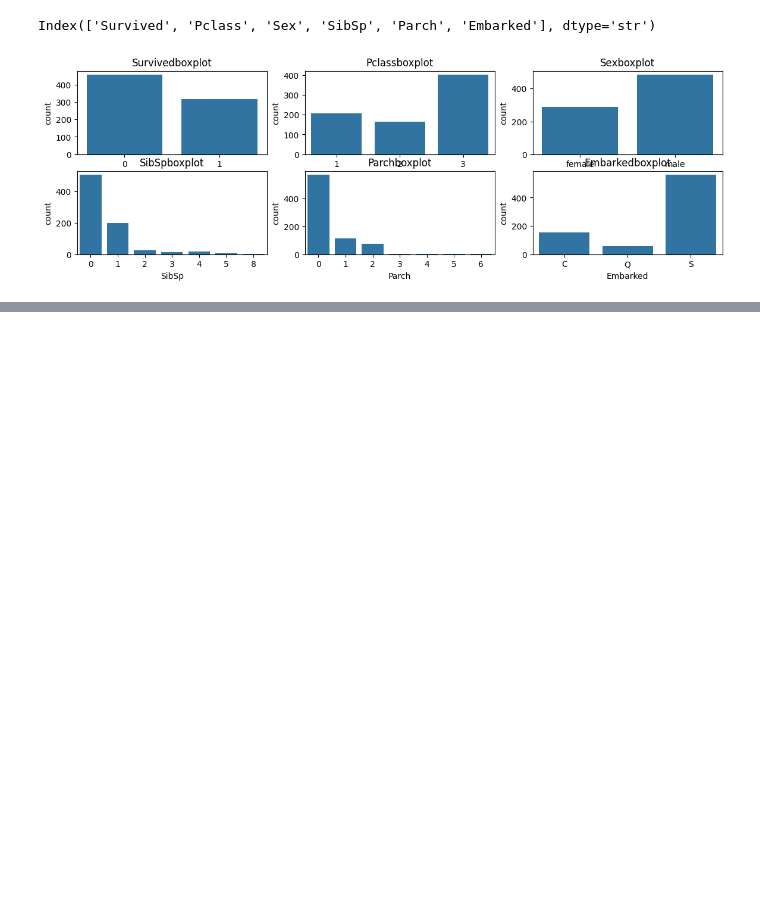
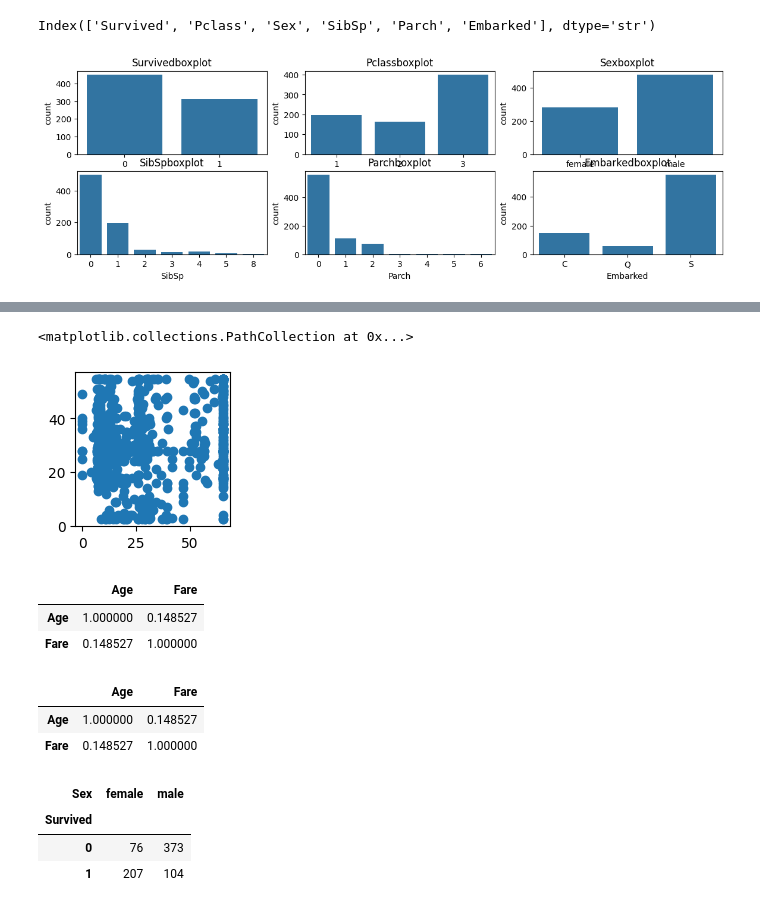
Before and after one commit to Rahma263/DEPI-ONL4_AIS2_S2, a Jupyter notebook: dataAnalysis/session3/s3.ipynb, the cells around one changed output, grey strips where cells are left out. Cells and saved outputs as stored; diff of their text form; code cells hidden in the pictures; blank space fills up the shorter version.

```diff
--- a/dataAnalysis/session3/s3.ipynb
+++ b/dataAnalysis/session3/s3.ipynb
@@ -207,0 +226,28 @@ plt.show()
+# %%
+plt.figure(figsize=(2,2))
+plt.scatter(df['Fare'],df['Age'])
+# %% [output]
+<matplotlib.collections.PathCollection at 0x...>
+[figure, added]
+# %%
+corr = df[['Age','Fare']].corr()
+corr
+# %% [output]
+|  | Age | Fare |
+| Age | 1.000000 | 0.148527 |
+| Fare | 0.148527 | 1.000000 |
+# %%
+corr = df.select_dtypes(include='number').corr()
+corr
+# %% [output]
+|  | Age | Fare |
+| Age | 1.000000 | 0.148527 |
+| Fare | 0.148527 | 1.000000 |
+# %%
+agg = df.pivot_table(index='Survived',columns='Sex',values='Age',aggfunc=len)
+agg
+# %% [output]
+| Sex | female | male |
+| Survived |  |  |
+| 0 | 76 | 373 |
+| 1 | 207 | 104 |
```
Also changed, not shown: parts of 21 cells of this notebook, 6 other files.
